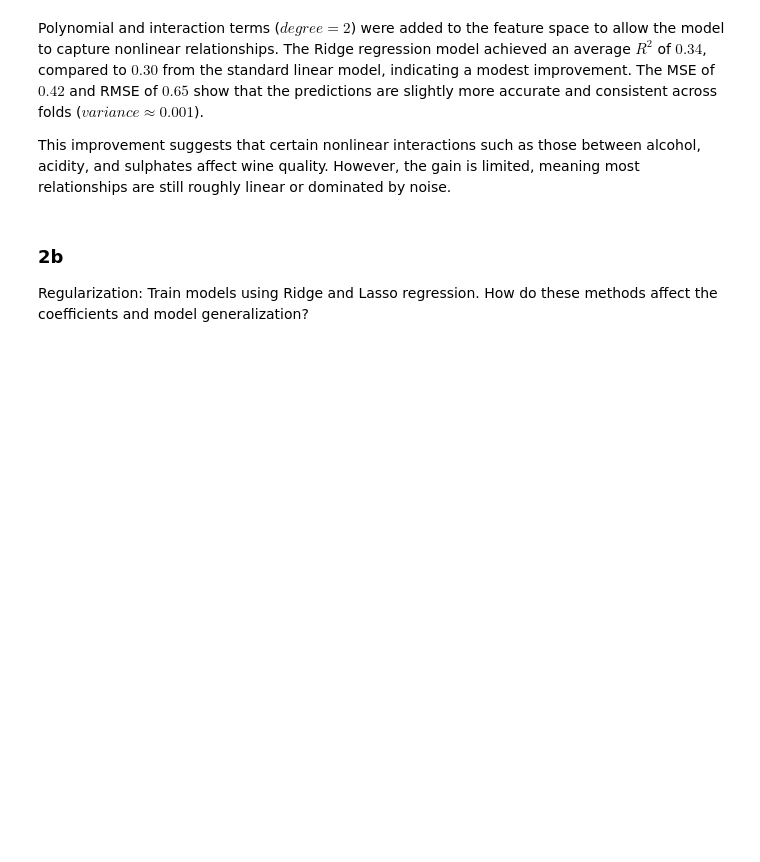
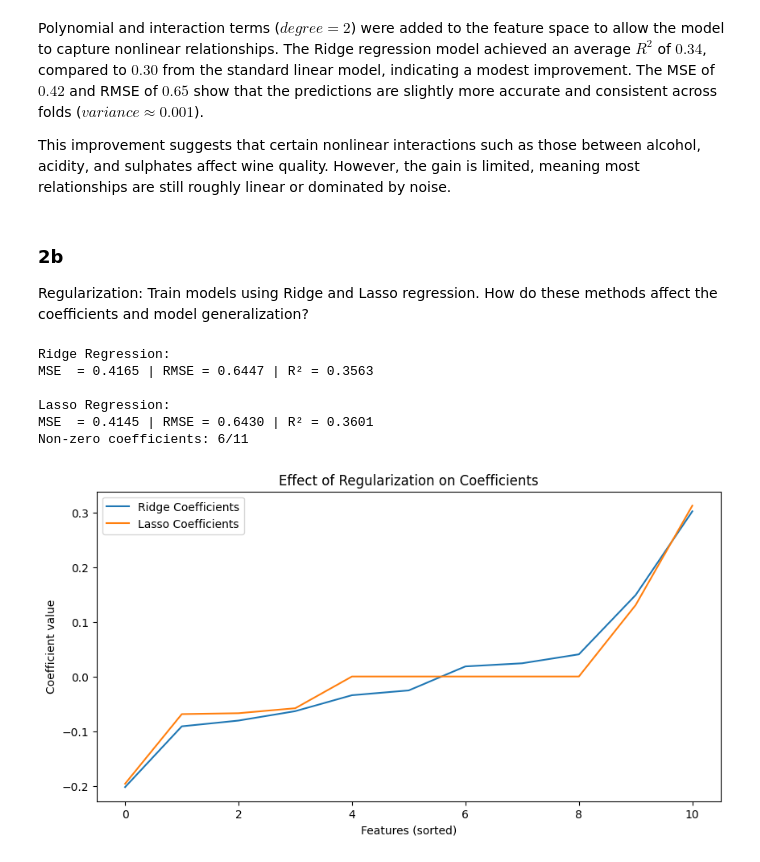
Before and after one commit to TheodorUtvik/idatg2208_assignment1, a Jupyter notebook: notebooks/exercise_2.ipynb, the cells around one changed output. Cells and saved outputs as stored; diff of their text form; code cells hidden in the pictures; blank space fills up the shorter version.

```diff
--- a/notebooks/exercise_2.ipynb
+++ b/notebooks/exercise_2.ipynb
@@ -134,3 +134,75 @@ limited, meaning most relationships are still roughly linear or dominated by noi
 
 Regularization: Train models using Ridge and Lasso regression. How do
 these methods affect the coefficients and model generalization?
+# %%
+# Q2.2b Regularization: Ridge vs Lasso
+
+from sklearn.linear_model import Ridge, Lasso
+from sklearn.metrics import mean_squared_error, r2_score
+from sklearn.model_selection import KFold
+
+# Use the same scaled features (X_scaled) and target (y) from before
+
+kf = KFold(n_splits=5, shuffle=True, random_state=42)
+
+def evaluate_reg(model, X_data, y_data): # Function to evaluate regression model with cross-validation
+    mse_scores, rmse_scores, r2_scores = [], [], []
+    for train_idx, test_idx in kf.split(X_data):
+        X_train, X_test = X_data[train_idx], X_data[test_idx]
+        y_train, y_test = y_data[train_idx], y_data[test_idx]
+
+        model.fit(X_train, y_train) # Train model
+        y_pred = model.predict(X_test)
+
+        # Calculate metrics
+        mse = mean_squared_error(y_test, y_pred)
+        rmse = np.sqrt(mse)
+        r2 = r2_score(y_test, y_pred)
+
+        # Store metrics
+        mse_scores.append(mse)
+        rmse_scores.append(rmse)
+        r2_scores.append(r2)
+
+    return np.mean(mse_scores), np.mean(rmse_scores), np.mean(r2_scores)
+
+# Ridge and Lasso models
+ridge = Ridge(alpha=1.0, random_state=42) # L2 regularization. Shrinks coefficients but doesn't set to zero.
+lasso = Lasso(alpha=0.01, random_state=42, max_iter=10000) # L1 regularization. Can set some coefficients to zero, performing feature selection.
+
+# Evaluate both models
+ridge_mse, ridge_rmse, ridge_r2 = evaluate_reg(ridge, X_scaled, y.values)
+lasso_mse, lasso_rmse, lasso_r2 = evaluate_reg(lasso, X_scaled, y.values)
+
+# Count non-zero coefficients for Lasso
+lasso.fit(X_scaled, y)
+nonzero = np.sum(lasso.coef_ != 0)
+
+print("Ridge Regression:")
+print(f"MSE  = {ridge_mse:.4f} | RMSE = {ridge_rmse:.4f} | R² = {ridge_r2:.4f}")
+
+print("\nLasso Regression:")
+print(f"MSE  = {lasso_mse:.4f} | RMSE = {lasso_rmse:.4f} | R² = {lasso_r2:.4f}")
+print(f"Non-zero coefficients: {nonzero}/{X.shape[1]}")
+
+# Visual comparison of coefficient magnitudes
+ridge.fit(X_scaled, y)
+ridge_coefs = pd.Series(ridge.coef_, index=X.columns)
+lasso_coefs = pd.Series(lasso.coef_, index=X.columns)
+
+plt.figure(figsize=(10,5))
+plt.plot(ridge_coefs.sort_values().values, label='Ridge Coefficients')
+plt.plot(lasso_coefs.sort_values().values, label='Lasso Coefficients')
+plt.legend()
+plt.title("Effect of Regularization on Coefficients")
+plt.xlabel("Features (sorted)")
+plt.ylabel("Coefficient value")
+plt.show()
+# %% [output]
+Ridge Regression:
+MSE  = 0.4165 | RMSE = 0.6447 | R² = 0.3563
+
+Lasso Regression:
+MSE  = 0.4145 | RMSE = 0.6430 | R² = 0.3601
+Non-zero coefficients: 6/11
+[figure, added]
```
Also changed, not shown: parts of 1 cell of this notebook.
